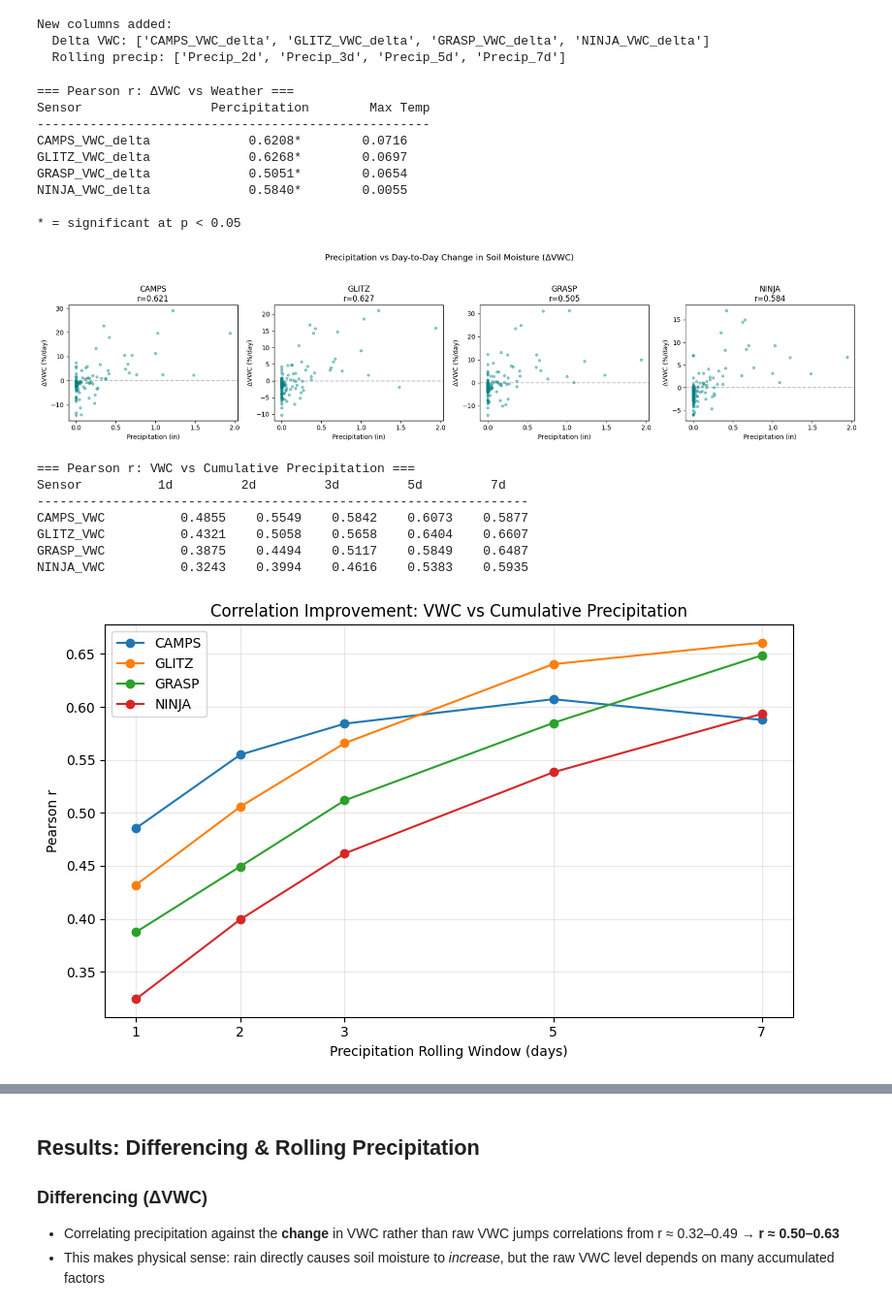
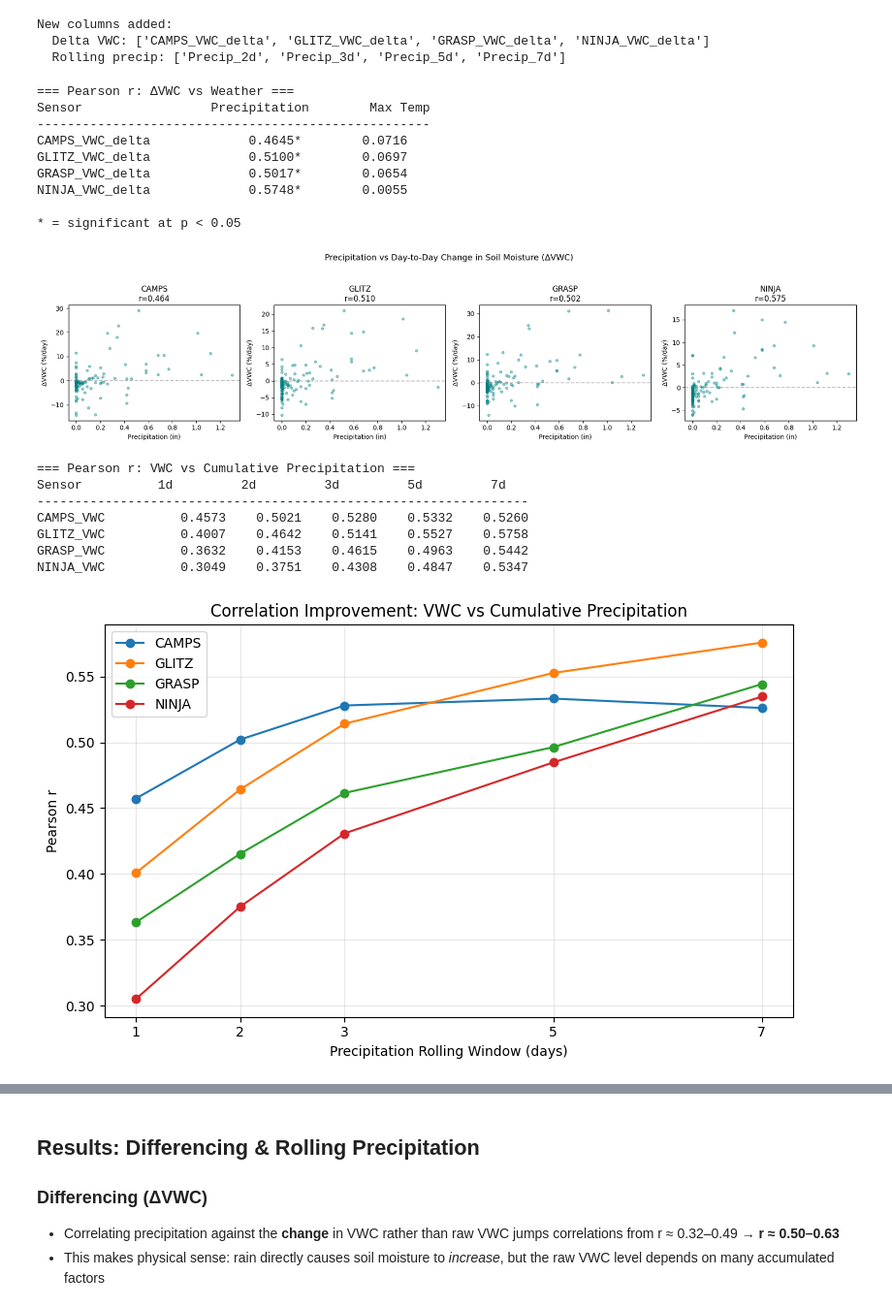
Before and after one commit to cta48/GeoData-Soil-Moisture-Sensors, a Jupyter notebook: GeoData_Soil_Moisture_Sensors.ipynb, the cells around one changed output, grey strips where cells are left out. Shown at 97% size. Drawn from its saved outputs; the diff is of its cells as text; code cells hidden in the pictures.

```diff
--- a/GeoData_Soil_Moisture_Sensors.ipynb
+++ b/GeoData_Soil_Moisture_Sensors.ipynb
@@ -263,27 +263,3 @@ NINJA_VWC      Max Temp -0.4463 5.36e-10                  True
 NINJA_VWC      Min Temp -0.2111 4.92e-03                  True
 NINJA_VWC      Avg Temp -0.3473 2.33e-06                  True
 NINJA_VWC     Snow Fall  0.1506 4.67e-02                  True
-# %%
-# Scatter plots: Precipitation and Max Temp vs each sensor
-fig, axes = plt.subplots(2, 4, figsize=(18, 8))
-
-for i, sensor in enumerate(sensor_vars):
-    # Precipitation
-    temp_df = merged[['Percipitation', sensor]].dropna()
-    axes[0, i].scatter(temp_df['Percipitation'], temp_df[sensor], alpha=0.4, s=15)
-    axes[0, i].set_xlabel('Precipitation (in)')
-    axes[0, i].set_ylabel('VWC (%)')
-    r, _ = stats.pearsonr(temp_df['Percipitation'], temp_df[sensor])
-    axes[0, i].set_title(f'{sensor.replace("_VWC","")}\nr={r:.3f}')
-
-    # Max Temp
-    temp_df = merged[['Max Temp', sensor]].dropna()
-    axes[1, i].scatter(temp_df['Max Temp'], temp_df[sensor], alpha=0.4, s=15, color='orange')
-    axes[1, i].set_xlabel('Max Temp (°F)')
-    axes[1, i].set_ylabel('VWC (%)')
-    r, _ = stats.pearsonr(temp_df['Max Temp'], temp_df[sensor])
-    axes[1, i].set_title(f'{sensor.replace("_VWC","")}\nr={r:.3f}')
-
-fig.suptitle('Key Weather-Sensor Relationships', fontsize=14, y=1.02)
-plt.tight_layout()
-plt.show()
@@ -299,7 +342,7 @@ lags = range(8)
 for sensor in sensor_vars:
     lag_corrs = []
     for lag in lags:
-        shifted_precip = merged['Percipitation'].shift(lag)
+        shifted_precip = merged['Precipitation'].shift(lag)
         valid = pd.DataFrame({'sensor': merged[sensor], 'precip': shifted_precip}).dropna()
         r, _ = stats.pearsonr(valid['sensor'], valid['precip'])
         lag_corrs.append(r)
@@ -364,7 +407,7 @@ delta_vars = [c for c in merged.columns if '_delta' in c]
 
 # Compute rolling cumulative precipitation (2, 3, 5, 7-day windows)
 for window in [2, 3, 5, 7]:
-    merged[f'Precip_{window}d'] = merged['Percipitation'].rolling(window=window, min_periods=1).sum()
+    merged[f'Precip_{window}d'] = merged['Precipitation'].rolling(window=window, min_periods=1).sum()
 
 print('New columns added:')
 print('  Delta VWC:', delta_vars)
@@ -376,11 +419,11 @@ New columns added:
 # %%
 # Delta VWC vs Weather Variables
 print('=== Pearson r: ΔVWC vs Weather ===')
-print(f'{"Sensor":<20} {"Percipitation":>15} {"Max Temp":>15}')
+print(f'{"Sensor":<20} {"Precipitation":>15} {"Max Temp":>15}')
 print('-' * 52)
 for dv in delta_vars:
     row = f'{dv:<20}'
-    for wv in ['Percipitation', 'Max Temp']:
+    for wv in ['Precipitation', 'Max Temp']:
         valid = merged[[dv, wv]].dropna()
         r, p = stats.pearsonr(valid[dv], valid[wv])
         sig = '*' if p < 0.05 else ' '
@@ -391,9 +434,9 @@ print('\n* = significant at p < 0.05')
 # Scatter: Precipitation vs Delta VWC
 fig, axes = plt.subplots(1, 4, figsize=(18, 4))
 for i, dv in enumerate(delta_vars):
-    valid = merged[['Percipitation', dv]].dropna()
-    axes[i].scatter(valid['Percipitation'], valid[dv], alpha=0.4, s=15, color='teal')
-    r, _ = stats.pearsonr(valid['Percipitation'], valid[dv])
+    valid = merged[['Precipitation', dv]].dropna()
+    axes[i].scatter(valid['Precipitation'], valid[dv], alpha=0.4, s=15, color='teal')
+    r, _ = stats.pearsonr(valid['Precipitation'], valid[dv])
     axes[i].set_title(f'{dv.replace("_VWC_delta", "")}\nr={r:.3f}')
     axes[i].set_xlabel('Precipitation (in)')
     axes[i].set_ylabel('ΔVWC (%/day)')
@@ -403,15 +446,15 @@ plt.tight_layout()
 plt.show()
 # %% [output]
 === Pearson r: ΔVWC vs Weather ===
-Sensor                 Percipitation        Max Temp
+Sensor                 Precipitation        Max Temp
 ----------------------------------------------------
-CAMPS_VWC_delta             0.6208*        0.0716
-GLITZ_VWC_delta             0.6268*        0.0697
-GRASP_VWC_delta             0.5051*        0.0654
-NINJA_VWC_delta             0.5840*        0.0055
+CAMPS_VWC_delta             0.4645*        0.0716
+GLITZ_VWC_delta             0.5100*        0.0697
+GRASP_VWC_delta             0.5017*        0.0654
+NINJA_VWC_delta             0.5748*        0.0055
 
 * = significant at p < 0.05
-[figure, old version]
+[figure, new version]
 # %%
 # Rolling Cumulative Precipitation vs Raw VWC
 windows = [1, 2, 3, 5, 7]
@@ -420,39 +463,39 @@ rolling_results = {}
 print('=== Pearson r: VWC vs Cumulative Precipitation ===')
 print(f'{"Sensor":<15}', ''.join(f'{w}d{" ":>9}' for w in windows))
 print('-' * 65)
 for sv in sensor_vars:
     row = f'{sv:<15}'
     rs = []
     for w in windows:
-        col = 'Percipitation' if w == 1 else f'Precip_{w}d'
+        col = 'Precipitation' if w == 1 else f'Precip_{w}d'
         valid = merged[[sv, col]].dropna()
         r, _ = stats.pearsonr(valid[sv], valid[col])
         row += f'{r:>10.4f}'
         rs.append(r)
     rolling_results[sv] = rs
     print(row)
 
 # Line plot: how correlation improves with window size
 fig, ax = plt.subplots(figsize=(8, 5))
 for sv in sensor_vars:
     ax.plot(windows, rolling_results[sv], marker='o', label=sv.replace('_VWC', ''))
 ax.set_xlabel('Precipitation Rolling Window (days)')
 ax.set_ylabel('Pearson r')
 ax.set_title('Correlation Improvement: VWC vs Cumulative Precipitation')
 ax.set_xticks(windows)
 ax.legend()
 ax.grid(alpha=0.3)
 plt.tight_layout()
 plt.show()
 # %% [output]
 === Pearson r: VWC vs Cumulative Precipitation ===
 Sensor          1d         2d         3d         5d         7d
 -----------------------------------------------------------------
-CAMPS_VWC          0.4855    0.5549    0.5842    0.6073    0.5877
-GLITZ_VWC          0.4321    0.5058    0.5658    0.6404    0.6607
-GRASP_VWC          0.3875    0.4494    0.5117    0.5849    0.6487
-NINJA_VWC          0.3243    0.3994    0.4616    0.5383    0.5935
+CAMPS_VWC          0.4573    0.5021    0.5280    0.5332    0.5260
+GLITZ_VWC          0.4007    0.4642    0.5141    0.5527    0.5758
+GRASP_VWC          0.3632    0.4153    0.4615    0.4963    0.5442
+NINJA_VWC          0.3049    0.3751    0.4308    0.4847    0.5347
-[figure, old version]
+[figure, new version]
 # %%
 # Side-by-side comparison: Raw vs Improved correlations
 print('=== Correlation Improvement Summary ===')
```
Also changed, not shown: parts of 6 cells of this notebook.
